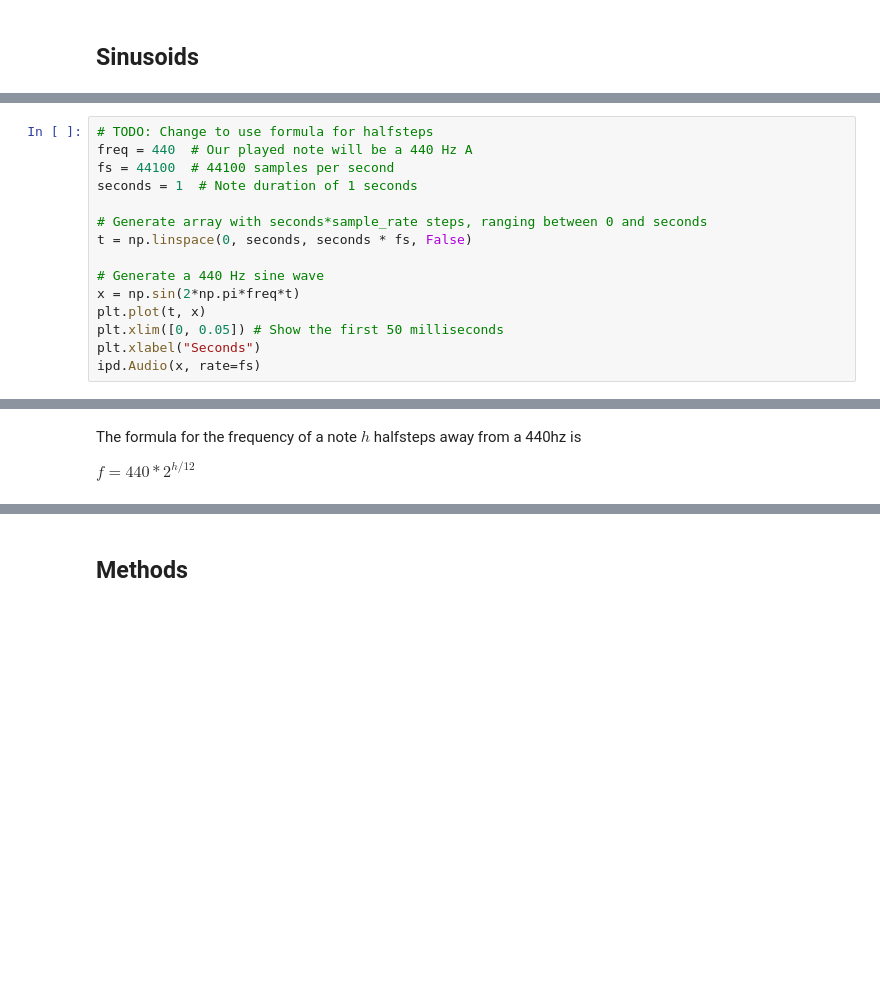
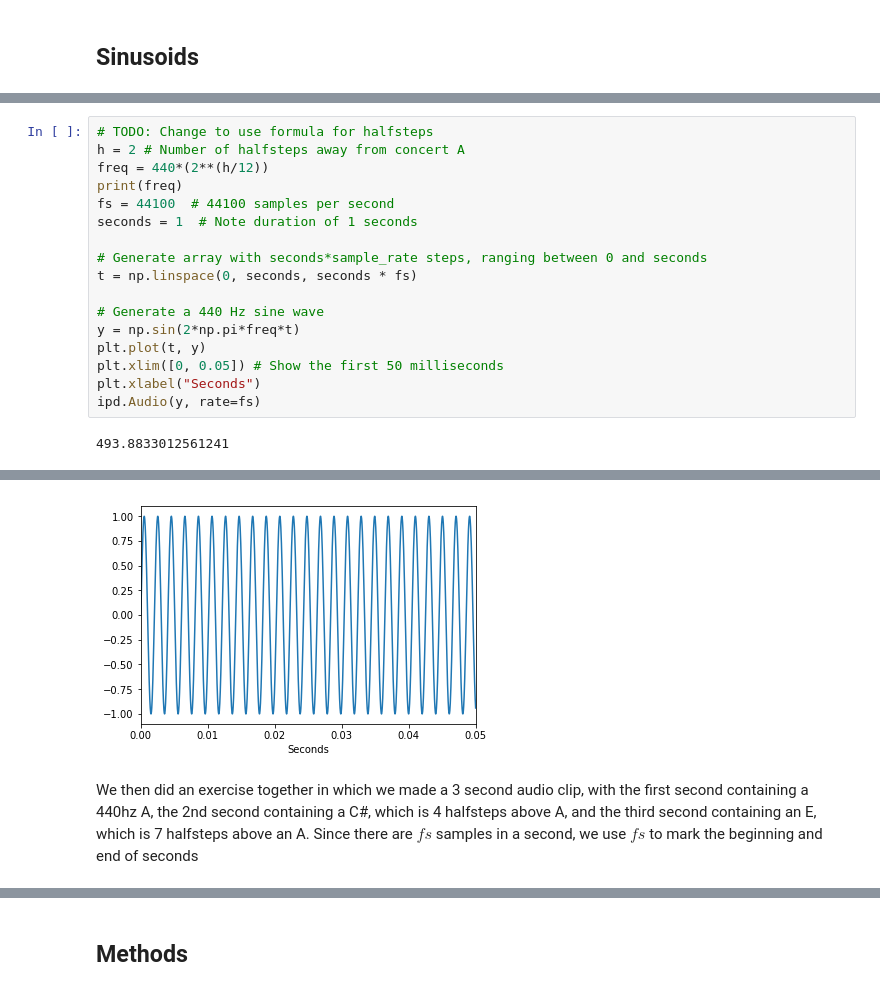
Before and after one commit to Ursinus-IDS301-S2020/Week2Class, a Jupyter notebook: Week2_Audio.ipynb, the cells around one changed output, grey strips where cells are left out. Drawn from its saved outputs; the diff is of its cells as text; blank space fills up the shorter version.

Commit message:
Adding notes from class today

```diff
--- a/Week2_Audio.ipynb
+++ b/Week2_Audio.ipynb
@@ -30,15 +68,19 @@ ipd.Audio(y, rate=fs)
 # %%
 # TODO: Change to use formula for halfsteps
-freq = 440  # Our played note will be a 440 Hz A
+h = 2 # Number of halfsteps away from concert A
+freq = 440*(2**(h/12))
+print(freq)
 fs = 44100  # 44100 samples per second
 seconds = 1  # Note duration of 1 seconds
 
 # Generate array with seconds*sample_rate steps, ranging between 0 and seconds
-t = np.linspace(0, seconds, seconds * fs, False)
+t = np.linspace(0, seconds, seconds * fs)
 
 # Generate a 440 Hz sine wave
-x = np.sin(2*np.pi*freq*t)
-plt.plot(t, x)
+y = np.sin(2*np.pi*freq*t)
+plt.plot(t, y)
 plt.xlim([0, 0.05]) # Show the first 50 milliseconds
 plt.xlabel("Seconds")
-ipd.Audio(x, rate=fs)
+ipd.Audio(y, rate=fs)
+# %% [output]
+493.8833012561241
@@ -45,6 +88,5 @@ ipd.Audio(x, rate=fs)
+[figure, added]
-# %% [markdown]
-The formula for the frequency of a note $h$ halfsteps away from a 440hz is
-
-$ f = 440 * 2^{h/12}$
+# %% [markdown]
+We then did an exercise together in which we made a 3 second audio clip, with the first second containing a 440hz A, the 2nd second containing a C#, which is 4 halfsteps above A, and the third second containing an E, which is 7 halfsteps above an A.  Since there are $fs$ samples in a second, we use $fs$ to mark the beginning and end of seconds
 # %%
 ## Class exercise: Play the major triad notes A, C#, E in a sequence
```
Also changed, not shown: parts of 19 cells of this notebook.
